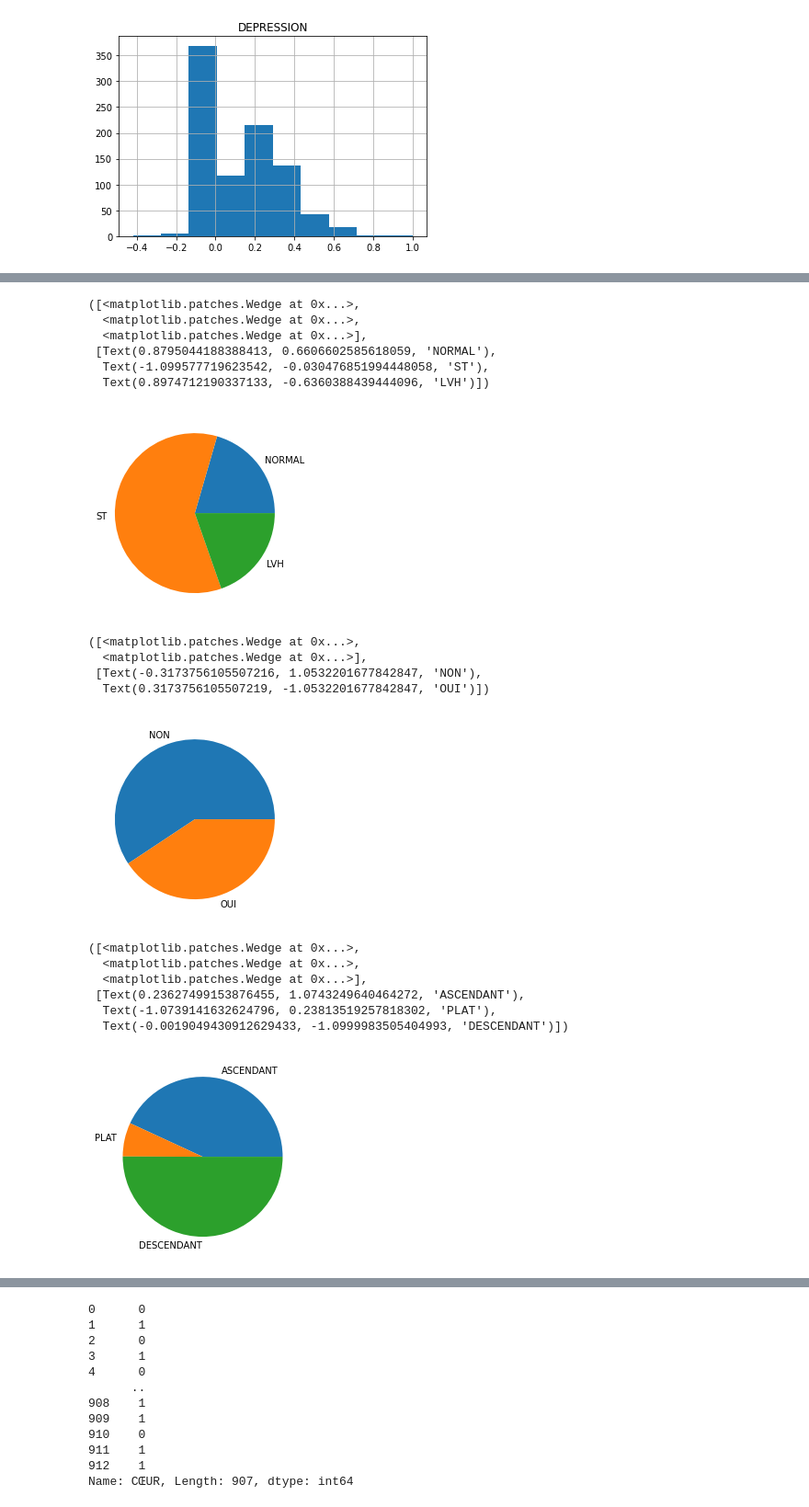
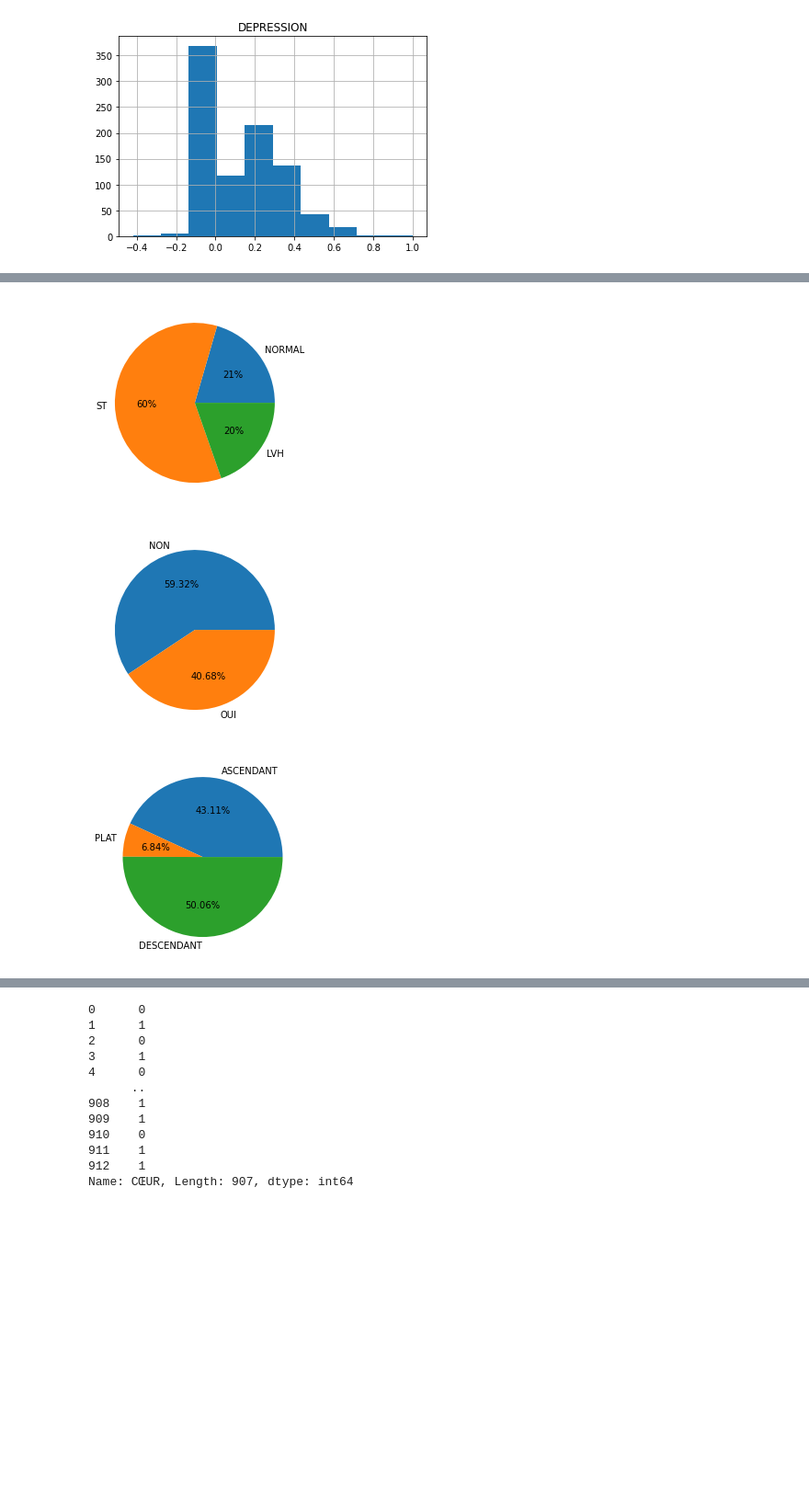
Before and after one commit to GNETTO/Heart_data_anal, a Jupyter notebook: gneto_exo.ipynb, the cells around one changed output, grey strips where cells are left out. Shown: that part at 92% size. Saved outputs shown, nothing was run; the diff lists cells and outputs as text; code cells hidden in the pictures; blank space fills up the shorter version.

```diff
--- a/gneto_exo.ipynb
+++ b/gneto_exo.ipynb
@@ -292,51 +279,36 @@ exper_vals = [NORMAL, ST, LVH]
 
 exper_labels = ['NORMAL', 'ST','LVH']
 
-plt.pie(exper_vals,labels=exper_labels)
+plt.pie(exper_vals,labels=exper_labels,autopct='%0.f%%')
+plt.show()
 # %% [output]
-([<matplotlib.patches.Wedge at 0x...>,
-  <matplotlib.patches.Wedge at 0x...>,
-  <matplotlib.patches.Wedge at 0x...>],
- [Text(0.8795044188388413, 0.6606602585618059, 'NORMAL'),
-  Text(-1.099577719623542, -0.030476851994448058, 'ST'),
-  Text(0.8974712190337133, -0.6360388439444096, 'LVH')])
-[figure, old version]
+[figure, new version]
 # %%
 #GRAPHIC ANGINE
 
 NON = df[df.ANGINE == 0].ANGINE.count()
 OUI = df[df.ANGINE == 1].ANGINE.count()
 
-
 exper_vals = [NON, OUI]
 
 exper_labels = ['NON', 'OUI']
 
-plt.pie(exper_vals,labels=exper_labels)
+plt.pie(exper_vals,labels=exper_labels,autopct='%0.2f%%')
+plt.show()
 # %% [output]
-([<matplotlib.patches.Wedge at 0x...>,
-  <matplotlib.patches.Wedge at 0x...>],
- [Text(-0.3173756105507216, 1.0532201677842847, 'NON'),
-  Text(0.3173756105507219, -1.0532201677842847, 'OUI')])
-[figure, old version]
+[figure, new version]
 # %%
 #GRAPHIC PENTE
 
 ASCENDANT = df[df.PENTE == 0].PENTE.count()
 PLAT = df[df.PENTE == 1].PENTE.count()
 DESCENDANT = df[df.PENTE == 2].PENTE.count()
 
-
 exper_vals = [ASCENDANT, PLAT,DESCENDANT ]
 
 exper_labels = ['ASCENDANT', 'PLAT','DESCENDANT']
 
-plt.pie(exper_vals,labels=exper_labels)
+plt.pie(exper_vals,labels=exper_labels, autopct='%0.2f%%')
+plt.show()
 # %% [output]
-([<matplotlib.patches.Wedge at 0x...>,
-  <matplotlib.patches.Wedge at 0x...>,
-  <matplotlib.patches.Wedge at 0x...>],
- [Text(0.23627499153876455, 1.0743249640464272, 'ASCENDANT'),
-  Text(-1.0739141632624796, 0.23813519257818302, 'PLAT'),
-  Text(-0.0019049430912629433, -1.0999983505404993, 'DESCENDANT')])
-[figure, old version]
+[figure, new version]
```
Also changed, not shown: parts of 8 cells of this notebook.
